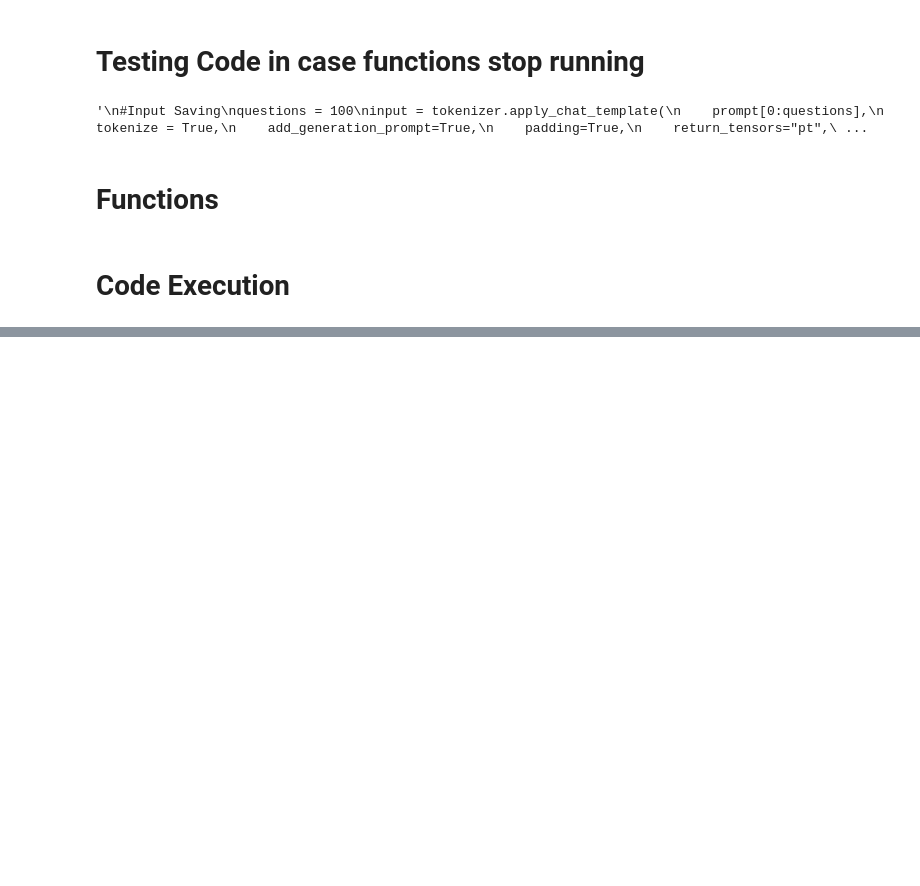
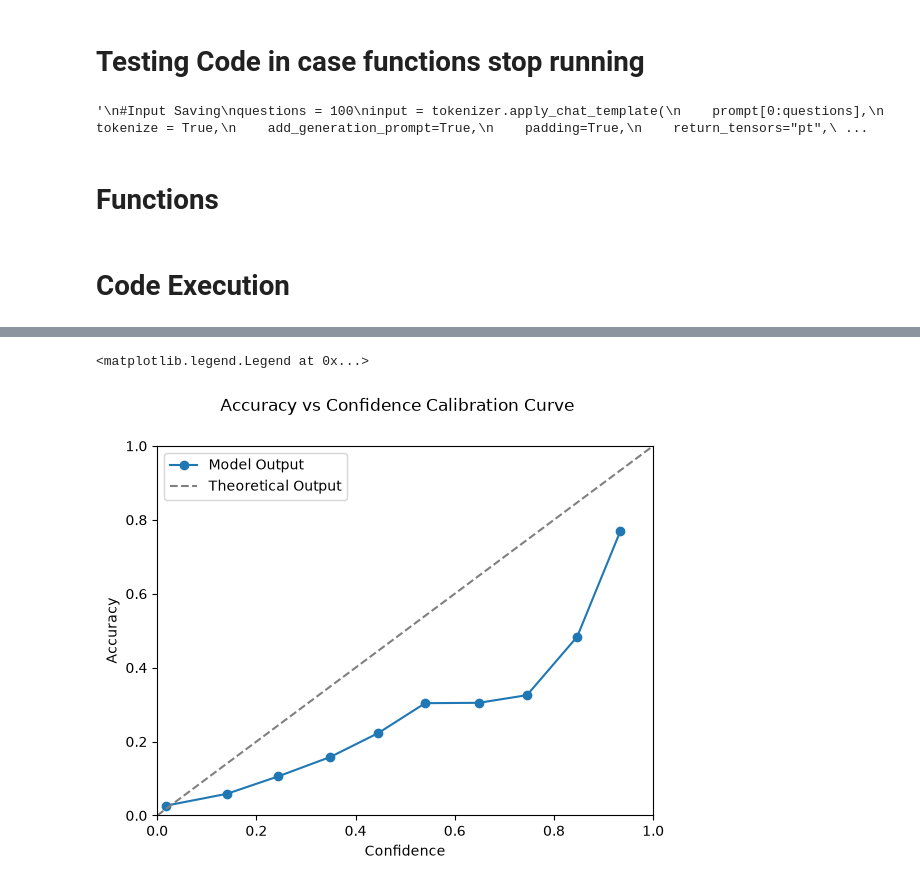
Before and after one commit to Kaqiha/Model-Confidence-Detection, a Jupyter notebook: MCD/Model Uncertainty Detection.ipynb, the cells around one changed output, grey strips where cells are left out. Cells and saved outputs as stored; diff of their text form; code cells hidden in the pictures; blank space fills up the shorter version.

```diff
--- a/MCD/Model Uncertainty Detection.ipynb
+++ b/MCD/Model Uncertainty Detection.ipynb
@@ -195,0 +195,21 @@ plt.savefig("Calibration Curve.svg")
+# %%
+bin = np.linspace(0,1,11)
+order = np.digitize(col,bin)-1
+af1 = []
+aco = []
+for i in range(10):
+    mask = order == i
+    if mask.sum() > 0:
+        af1.append(f1l[mask].mean())
+        aco.append(col[mask].mean())
+plt.xlim(0,1)
+plt.ylim(0,1)
+plt.suptitle("Accuracy vs Confidence Calibration Curve")
+plt.xlabel("Confidence")
+plt.ylabel("Accuracy")
+plt.plot(aco,af1,'o-',label="Model Output")
+plt.plot([0,1],[0,1],'--',color='gray',label="Theoretical Output")
+plt.legend()
+# %% [output]
+<matplotlib.legend.Legend at 0x...>
+[figure, added]
```
Also changed, not shown: parts of 8 cells of this notebook, 3 other files.
